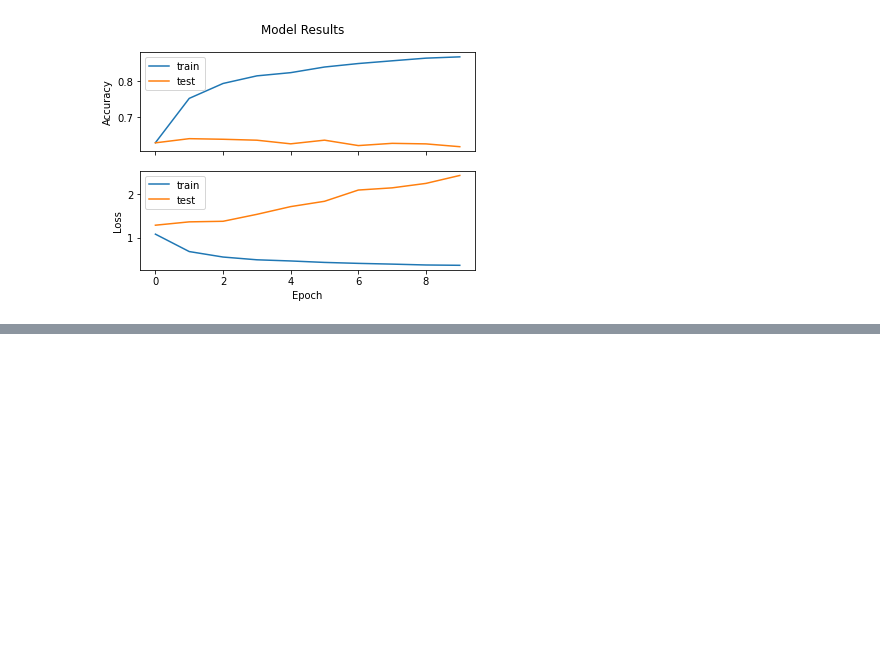
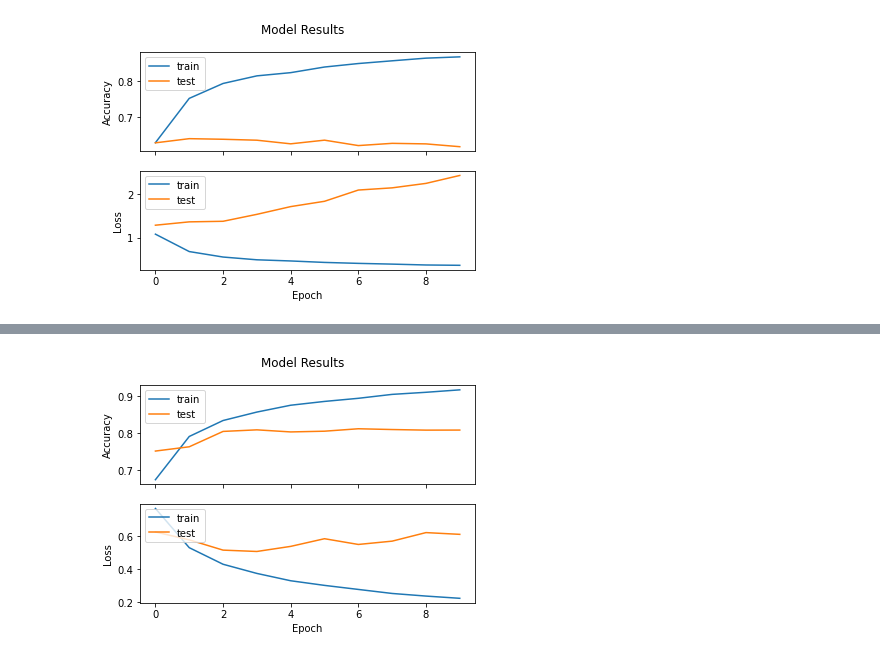
Before and after one commit to DaveMcKinley/MediaBiasAnalysis, a Jupyter notebook: Notebooks/Modeling.ipynb, the cells around one changed output, grey strips where cells are left out. Drawn from its saved outputs; the diff is of its cells as text; code cells hidden in the pictures; blank space fills up the shorter version.

```diff
--- a/Notebooks/Modeling.ipynb
+++ b/Notebooks/Modeling.ipynb
@@ -853,0 +961,5 @@ Epoch 5/10
+# %%
+hist = model.fit(X_train_processed, y_train2,
+                    epochs=10,
+                    batch_size=100,
+                    validation_data=(X_val_processed, y_val2))
@@ -853,0 +987,4 @@ Epoch 5/10
+# %%
+visualize_training_results(hist)
+# %% [output]
+[figure, added]
```
Also changed, not shown: parts of 64 cells of this notebook.
